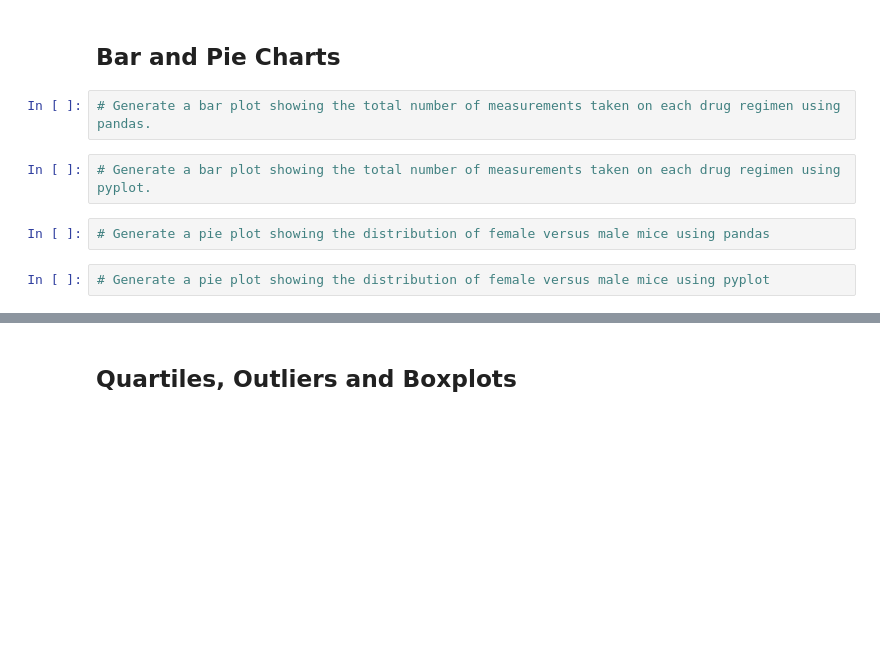
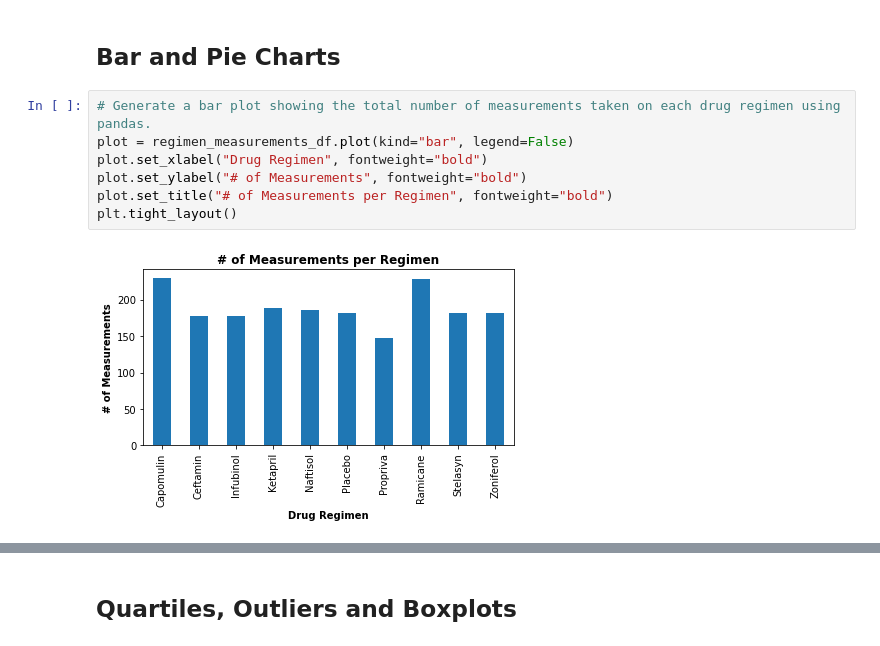
Before and after one commit to colinfoneill/Pymaceuticals, a Jupyter notebook: Pymaceuticals/pymaceuticals_starter.ipynb, the cells around one changed output, grey strips where cells are left out. Cells and saved outputs as stored; diff of their text form; blank space fills up the shorter version.

```diff
--- a/Pymaceuticals/pymaceuticals_starter.ipynb
+++ b/Pymaceuticals/pymaceuticals_starter.ipynb
@@ -119,9 +187,10 @@ mouse_count_clean
 ## Bar and Pie Charts
 # %%
 # Generate a bar plot showing the total number of measurements taken on each drug regimen using pandas.
+plot = regimen_measurements_df.plot(kind="bar", legend=False)
+plot.set_xlabel("Drug Regimen", fontweight="bold")
+plot.set_ylabel("# of Measurements", fontweight="bold")
+plot.set_title("# of Measurements per Regimen", fontweight="bold")
+plt.tight_layout()
+# %% [output]
+[figure, added]
-# %%
-# Generate a bar plot showing the total number of measurements taken on each drug regimen using pyplot.
-# %%
-# Generate a pie plot showing the distribution of female versus male mice using pandas
-# %%
-# Generate a pie plot showing the distribution of female versus male mice using pyplot
```
Also changed, not shown: parts of 15 cells of this notebook.
